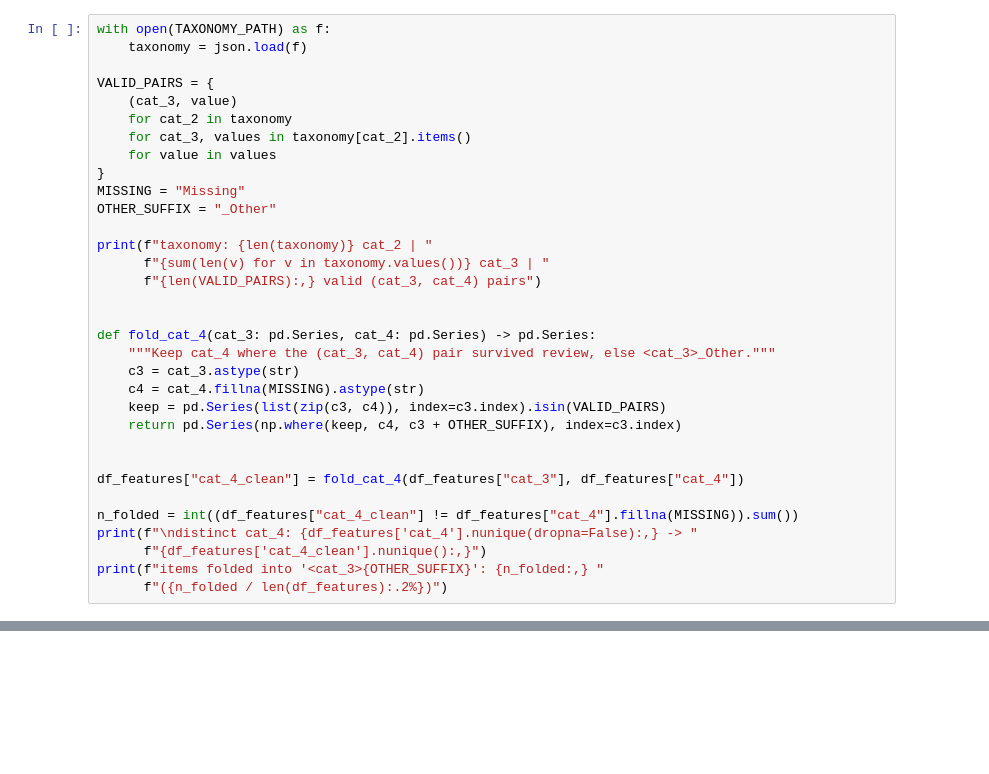
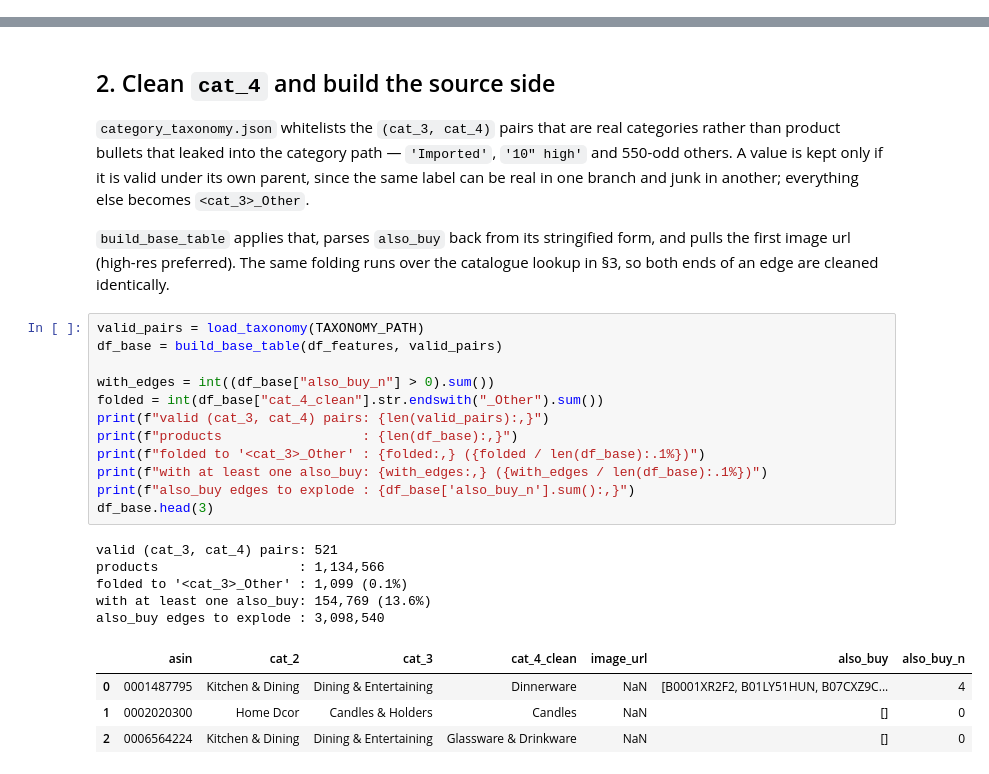
Before and after one commit to flamesmith/RecSystem, a Jupyter notebook: complementary_categories/complementary_category_analysis.ipynb, the cells around one changed output, grey strips where cells are left out. Saved outputs shown, nothing was run; the diff lists cells and outputs as text; blank space fills up the shorter version.

```diff
--- a/notebooks/complementary_categories.ipynb
+++ b/complementary_categories/complementary_category_analysis.ipynb
@@ -103,33 +0,0 @@ edge are cleaned identically.
-# %%
-with open(TAXONOMY_PATH) as f:
-    taxonomy = json.load(f)
-
-VALID_PAIRS = {
-    (cat_3, value)
-    for cat_2 in taxonomy
-    for cat_3, values in taxonomy[cat_2].items()
-    for value in values
-}
-MISSING = "Missing"
-OTHER_SUFFIX = "_Other"
-
-print(f"taxonomy: {len(taxonomy)} cat_2 | "
-      f"{sum(len(v) for v in taxonomy.values())} cat_3 | "
-      f"{len(VALID_PAIRS):,} valid (cat_3, cat_4) pairs")
-
-
-def fold_cat_4(cat_3: pd.Series, cat_4: pd.Series) -> pd.Series:
-    """Keep cat_4 where the (cat_3, cat_4) pair survived review, else <cat_3>_Other."""
-    c3 = cat_3.astype(str)
-    c4 = cat_4.fillna(MISSING).astype(str)
-    keep = pd.Series(list(zip(c3, c4)), index=c3.index).isin(VALID_PAIRS)
-    return pd.Series(np.where(keep, c4, c3 + OTHER_SUFFIX), index=c3.index)
-
-
-df_features["cat_4_clean"] = fold_cat_4(df_features["cat_3"], df_features["cat_4"])
-
-n_folded = int((df_features["cat_4_clean"] != df_features["cat_4"].fillna(MISSING)).sum())
-print(f"\ndistinct cat_4: {df_features['cat_4'].nunique(dropna=False):,} -> "
-      f"{df_features['cat_4_clean'].nunique():,}")
-print(f"items folded into '<cat_3>{OTHER_SUFFIX}': {n_folded:,} "
-      f"({n_folded / len(df_features):.2%})")
@@ -740,0 +85,35 @@ complementary_pairs.shape
+# %% [markdown]
+## 2. Clean `cat_4` and build the source side
+
+`category_taxonomy.json` whitelists the `(cat_3, cat_4)` pairs that are real
+categories rather than product bullets that leaked into the category path —
+`'Imported'`, `'10" high'` and 550-odd others. A value is kept only if it is
+valid under its own parent, since the same label can be real in one branch and
+junk in another; everything else becomes `<cat_3>_Other`.
+
+`build_base_table` applies that, parses `also_buy` back from its stringified
+form, and pulls the first image url (high-res preferred). The same folding runs
+over the catalogue lookup in §3, so both ends of an edge are cleaned
+identically.
+# %%
+valid_pairs = load_taxonomy(TAXONOMY_PATH)
+df_base = build_base_table(df_features, valid_pairs)
+
+with_edges = int((df_base["also_buy_n"] > 0).sum())
+folded = int(df_base["cat_4_clean"].str.endswith("_Other").sum())
+print(f"valid (cat_3, cat_4) pairs: {len(valid_pairs):,}")
+print(f"products                  : {len(df_base):,}")
+print(f"folded to '<cat_3>_Other' : {folded:,} ({folded / len(df_base):.1%})")
+print(f"with at least one also_buy: {with_edges:,} ({with_edges / len(df_base):.1%})")
+print(f"also_buy edges to explode : {df_base['also_buy_n'].sum():,}")
+df_base.head(3)
+# %% [output]
+valid (cat_3, cat_4) pairs: 521
+products                  : 1,134,566
+folded to '<cat_3>_Other' : 1,099 (0.1%)
+with at least one also_buy: 154,769 (13.6%)
+also_buy edges to explode : 3,098,540
+|  | asin | cat_2 | cat_3 | cat_4_clean | image_url | also_buy | also_buy_n |
+| 0 | 0001487795 | Kitchen & Dining | Dining & Entertaining | Dinnerware | NaN | [B0001XR2F2, B01LY51HUN, B07CXZ9C... | 4 |
+| 1 | 0002020300 | Home Dcor | Candles & Holders | Candles | NaN | [] | 0 |
+| 2 | 0006564224 | Kitchen & Dining | Dining & Entertaining | Glassware & Drinkware | NaN | [] | 0 |
```
Also changed, not shown: parts of 35 cells of this notebook, 4 other files.
